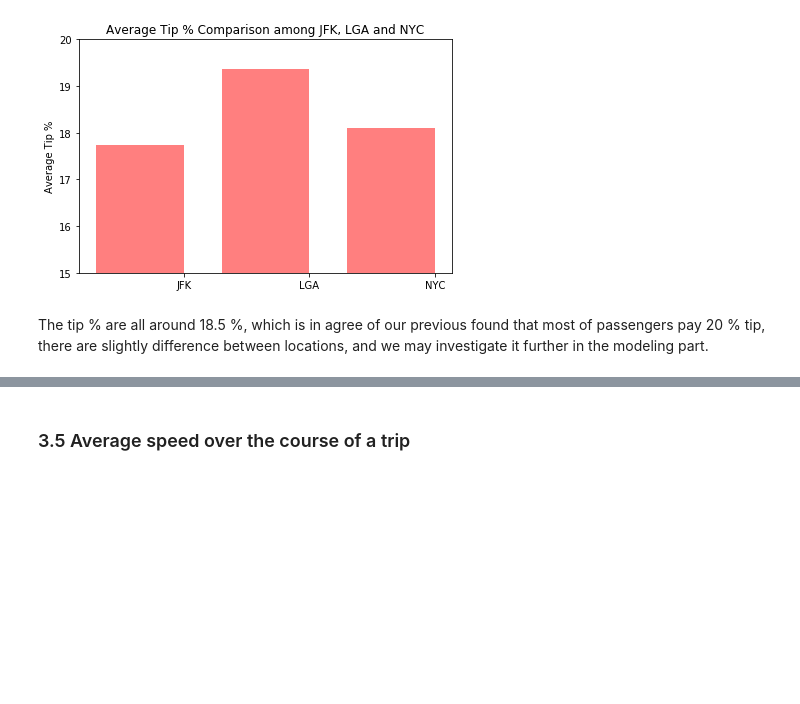
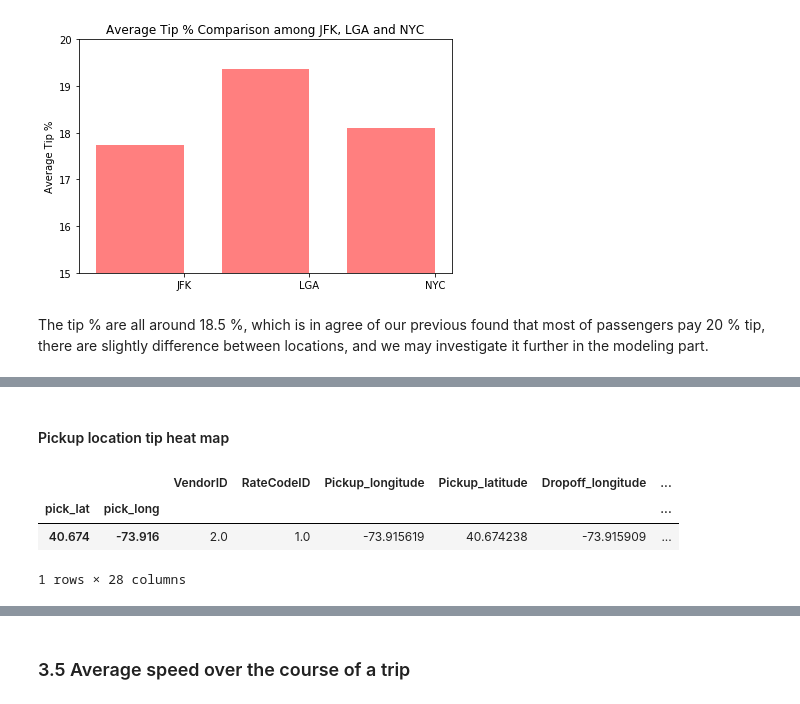
Before and after one commit to amartya21/codingrex.github.io, a Jupyter notebook: Final_Project.ipynb, the cells around one changed output, grey strips where cells are left out. Saved outputs shown, nothing was run; the diff lists cells and outputs as text; code cells hidden in the pictures; blank space fills up the shorter version.

```diff
--- a/Final_Project.ipynb
+++ b/Final_Project.ipynb
@@ -563,0 +572,10 @@ The tip % are all around 18.5 %, which is in agree of our previous found that mo
+# %% [markdown]
+#### Pickup location tip heat map
+# %%
+tip_pick = df[df['Tip_percentage'] <= 100].groupby(['pick_lat', 'pick_long']).median()
+tip_pick.sample()
+# %% [output]
+|  |  | VendorID | RateCodeID | Pickup_longitude | Pickup_latitude | Dropoff_longitude | ... |
+| pick_lat | pick_long |  |  |  |  |  | ... |
+| 40.674 | -73.916 | 2.0 | 1.0 | -73.915619 | 40.674238 | -73.915909 | ... |
+1 rows × 28 columns
```
Also changed, not shown: parts of 19 cells of this notebook.
